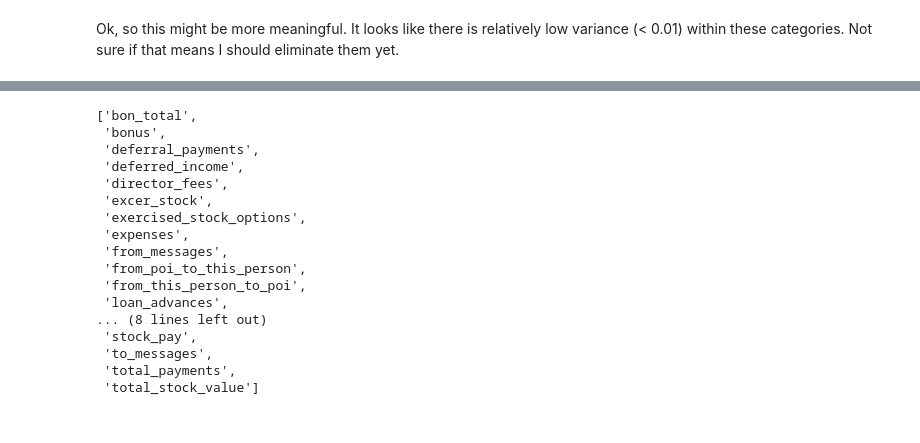
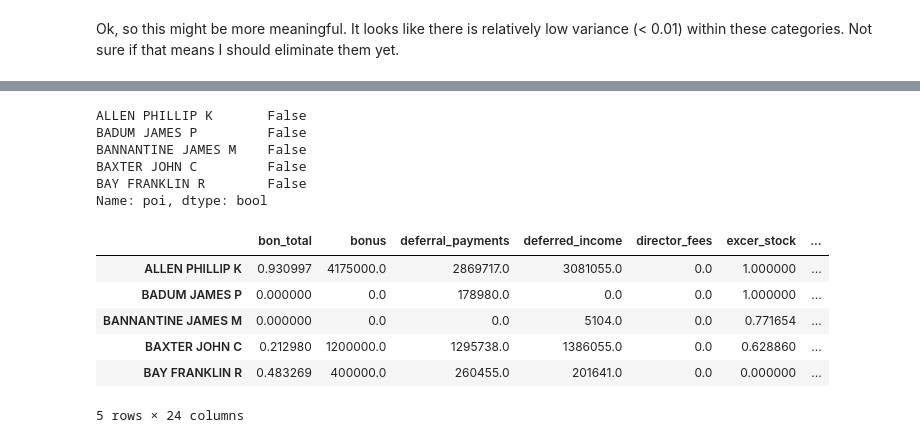
Before and after one commit to Meschreiber/Enron-ML-Classifier, a Jupyter notebook: EnronProject.ipynb, the cells around one changed output, grey strips where cells are left out. Drawn from its saved outputs; the diff is of its cells as text; code cells hidden in the pictures.

```diff
--- a/EnronProject.ipynb
+++ b/EnronProject.ipynb
@@ -169,0 +200,8 @@ Number of NaNs:
+# %%
+for person in data_dict:
+    if data_dict[person]['deferred_income'] < 0 and data_dict[person]['deferred_income'] != "NaN":
+        data_dict[person]['deferred_income'] = - data_dict[person]['deferred_income']
+
+for person in data_dict:
+    if data_dict[person]['restricted_stock_deferred'] < 0 and data_dict[person]['restricted_stock_deferred'] != "NaN":
+        data_dict[person]['restricted_stock_deferred'] = - data_dict[person]['restricted_stock_deferred']
@@ -198,6 +350,10 @@ Create the following features:
 >- Percent excercised stock/total stock value
 # %%
 def create_ratio(data_dict, ratio_name, numerator, denominator):
+    '''Calcultes the ratio between a given numerator and denominator
+    Names the ratio "ratio_name"
+    Returns the the updated dictionary with the ratio values'''
+
     for person in data_dict:
         if data_dict[person][numerator] == 'NaN' or data_dict[person][denominator] == 'NaN':
                 data_dict[person][ratio_name] = 'NaN'
@@ -343,0 +377,10 @@ sal_total
+# %%
+enron_df = pd.DataFrame.from_dict(data_dict)
+enron_df = enron_df.transpose()
+enron_df = enron_df.drop('email_address', 1)
+
+#Right now NaNs are string, not actual NaNs -- change this
+enron_df.replace(['NaN'], [None], inplace=True)
+
+#Creates an alternate dataframe with NaNs replaced by 0s
+no_nans = enron_df.fillna(0)
@@ -439,21 +437,26 @@ no_poi = no_poi.replace("NaN", 0)
-# %%
-list(no_poi.columns.values)
-# %% [output]
-['bon_total',
- 'bonus',
- 'deferral_payments',
- 'deferred_income',
- 'director_fees',
- 'excer_stock',
- 'exercised_stock_options',
- 'expenses',
- 'from_messages',
- 'from_poi_to_this_person',
- 'from_this_person_to_poi',
- 'loan_advances',
-... (8 lines left out)
- 'stock_pay',
- 'to_messages',
- 'total_payments',
- 'total_stock_value']
+# %%
+#Splits the dataframe into a series (the poi column) and the rest of the dataframe
+poi_labels = enron_df['poi']
+no_pois = enron_df.drop('poi', 1)
+no_pois = no_pois.replace("NaN", 0)
+# %%
+poi_labels.head()
+# %% [output]
+ALLEN PHILLIP K       False
+BADUM JAMES P         False
+BANNANTINE JAMES M    False
+BAXTER JOHN C         False
+BAY FRANKLIN R        False
+Name: poi, dtype: bool
+# %%
+#Check to make sure no poi or e-mail columns and no NaNs
+no_pois.head()
+# %% [output]
+|  | bon_total | bonus | deferral_payments | deferred_income | director_fees | excer_stock | ... |
+| ALLEN PHILLIP K | 0.930997 | 4175000.0 | 2869717.0 | 3081055.0 | 0.0 | 1.000000 | ... |
+| BADUM JAMES P | 0.000000 | 0.0 | 178980.0 | 0.0 | 0.0 | 1.000000 | ... |
+| BANNANTINE JAMES M | 0.000000 | 0.0 | 0.0 | 5104.0 | 0.0 | 0.771654 | ... |
+| BAXTER JOHN C | 0.212980 | 1200000.0 | 1295738.0 | 1386055.0 | 0.0 | 0.628860 | ... |
+| BAY FRANKLIN R | 0.483269 | 400000.0 | 260455.0 | 201641.0 | 0.0 | 0.000000 | ... |
+5 rows × 24 columns
 # %%
```
Also changed, not shown: parts of 68 cells of this notebook.
